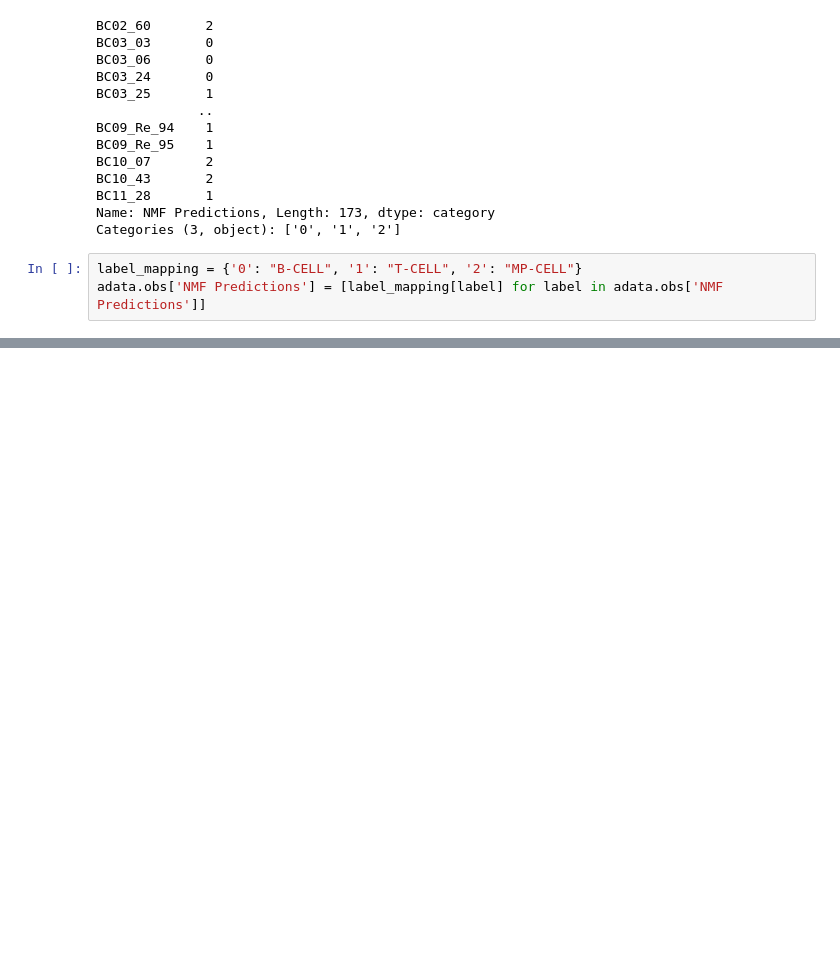
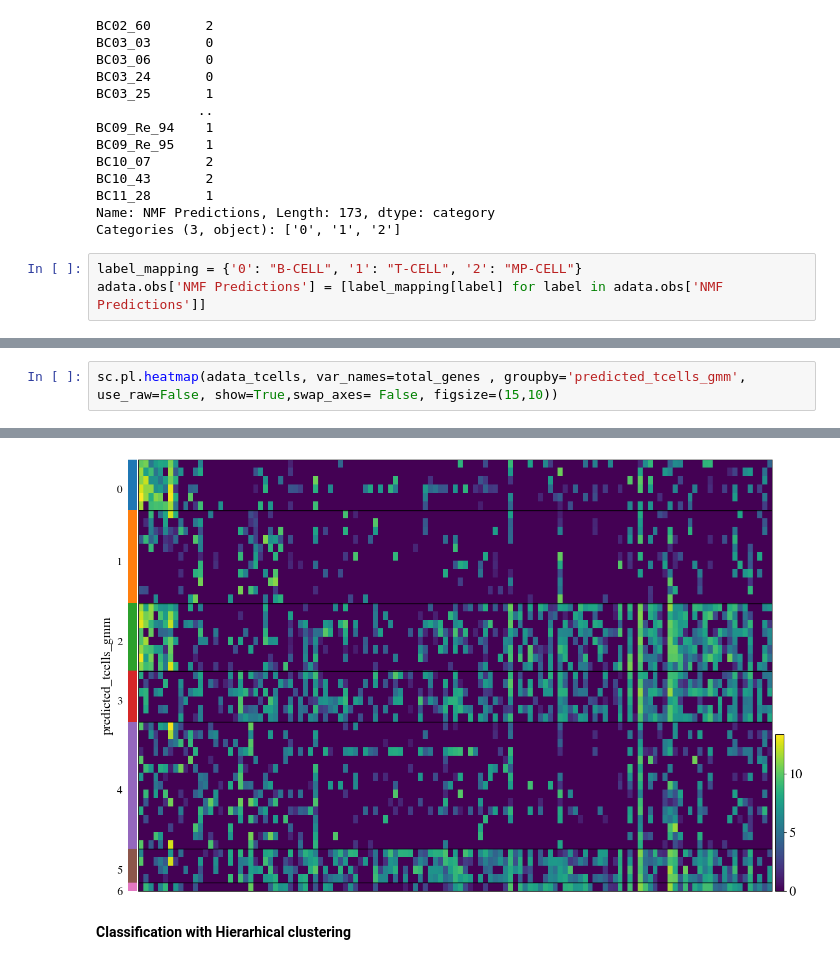
Before and after one commit to KyriakosPsa/BreastCancer-SingleCell, a Jupyter notebook: immunecellanalysis.ipynb, the cells around one changed output, grey strips where cells are left out. Cells and saved outputs as stored; diff of their text form; blank space fills up the shorter version.

```diff
--- a/immunecellanalysis.ipynb
+++ b/immunecellanalysis.ipynb
@@ -88,0 +188,3 @@ WARNING: Gene labels are not shown when more than 50 genes are visualized. To sh
+# %%
+sc.pl.heatmap(adata_tcells, var_names=total_genes , groupby='predicted_tcells_gmm', use_raw=False, show=True,swap_axes= False, figsize=(15,10))
+# %% [output]
@@ -88,0 +192,3 @@ WARNING: Gene labels are not shown when more than 50 genes are visualized. To sh
+[figure, added]
+# %% [markdown]
+**Classification with Hierarhical clustering**
```
Also changed, not shown: parts of 24 cells of this notebook.
